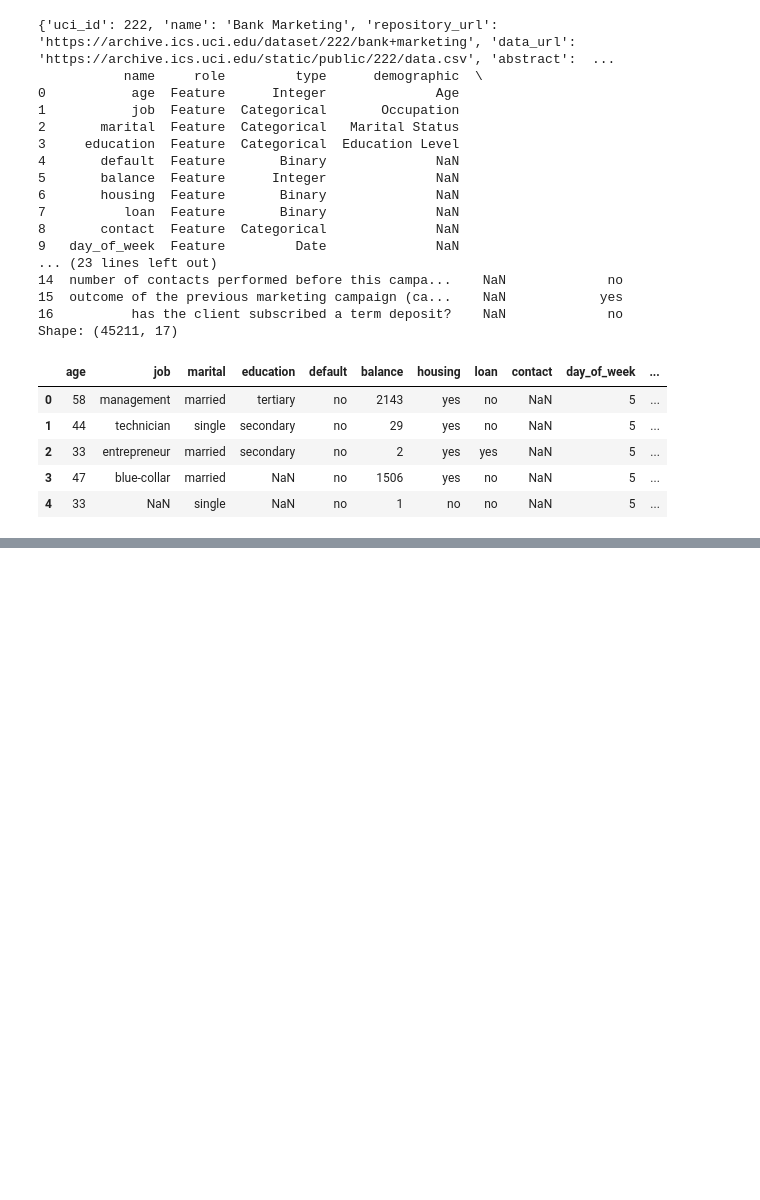
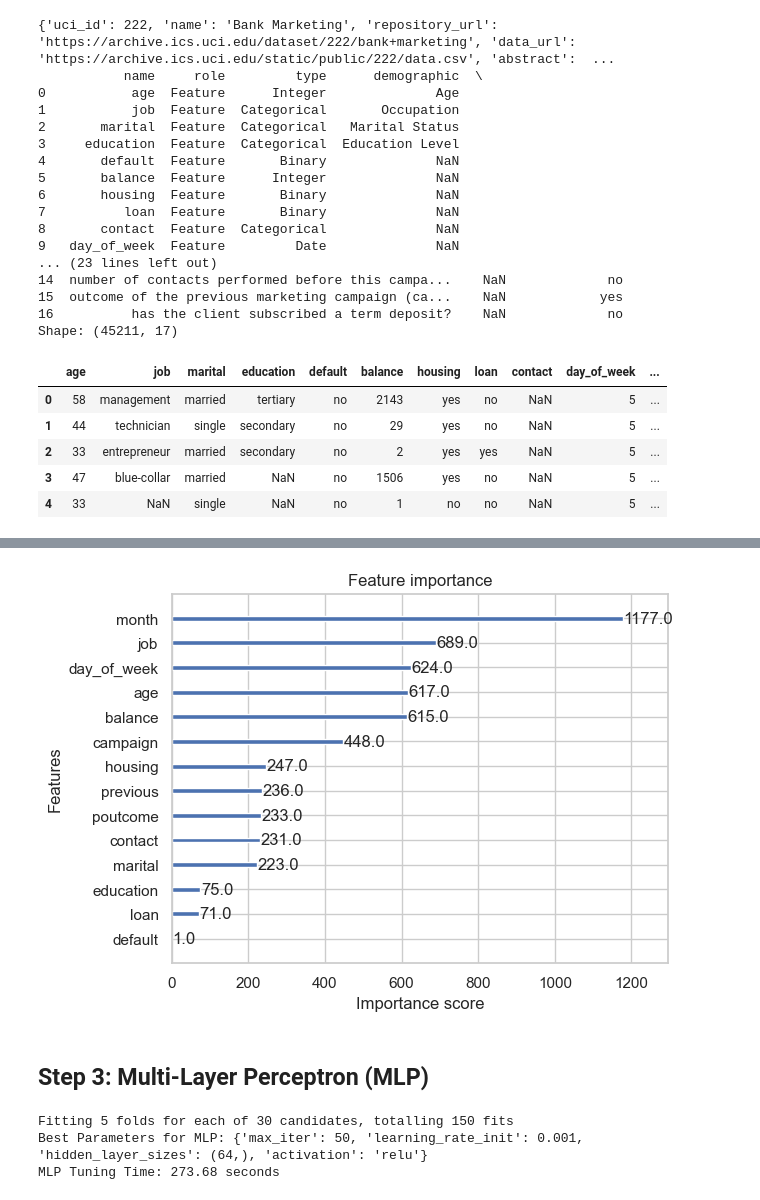
Before and after one commit to MagicineMaker/COMS4995-031-Assignment-2-From-Trees-to-Neural-Networks, a Jupyter notebook: assignment2.ipynb, the cells around one changed output, grey strips where cells are left out. Saved outputs shown, nothing was run; the diff lists cells and outputs as text; code cells hidden in the pictures; blank space fills up the shorter version.

```diff
--- a/assignment2.ipynb
+++ b/assignment2.ipynb
@@ -78,0 +231,36 @@ Shape: (45211, 17)
+# %%
+# Create a baseline model with native categorical support
+xgb_baseline = xgb.XGBClassifier(
+    random_state=42,
+    eval_metric='logloss',
+    enable_categorical=True,
+    scale_pos_weight=pos_weight     # Deal with class imbalance
+)
+
+xgb_param_grid = {
+    'learning_rate': [0.01, 0.1, 0.3],
+    'n_estimators': [50, 100, 200],
+    'max_depth': [3, 5, 7],
+    'subsample': [0.6, 0.8, 1.0],
+    'reg_alpha': [0, 0.1, 1],
+    'reg_lambda': [0.1, 1, 10]
+}
+
+random_search_xgb = RandomizedSearchCV(
+    estimator=xgb_baseline,
+    param_distributions=xgb_param_grid,
+    scoring='f1',
+    n_iter=30,
+    verbose=1,
+    random_state=42,
+    n_jobs=-1
+)
+
+start_time = time.time()
+random_search_xgb.fit(X_train_gbdt, y_train)
+xgb_tune_time = time.time() - start_time
+
+print(f"Best Parameters: {random_search_xgb.best_params_}")
+best_params = random_search_xgb.best_params_
+
+print(f"XGBoost Tuning Time: {xgb_tune_time:.2f} seconds")
@@ -78,0 +322,39 @@ Shape: (45211, 17)
+# %%
+xgb.plot_importance(final_xgb_model)
+plt.show()
+# %% [output]
+[figure, added]
+# %% [markdown]
+## Step 3: Multi-Layer Perceptron (MLP)
+# %%
+mlp_baseline = MLPClassifier(random_state=42, early_stopping=False)
+
+mlp_param_grid = {
+    'hidden_layer_sizes': [(64,), (128, 64), (256, 128, 64)],
+    'activation': ['relu', 'tanh', 'sigmoid'],
+    'learning_rate_init': [0.001, 0.01, 0.1],
+    'max_iter': [50, 100, 200]
+}
+
+random_search_mlp = RandomizedSearchCV(
+    estimator=mlp_baseline,
+    param_distributions=mlp_param_grid,
+    n_iter=30,
+    scoring='f1',
+    verbose=1,
+    random_state=42,
+    n_jobs=-1
+)
+
+start_time = time.time()
+random_search_mlp.fit(X_train_mlp, y_train)
+mlp_tune_time = (time.time() - start_time)
+
+print(f"Best Parameters for MLP: {random_search_mlp.best_params_}")
+final_mlp_model = random_search_mlp.best_estimator_
+
+print(f"MLP Tuning Time: {mlp_tune_time:.2f} seconds")
+# %% [output]
+Fitting 5 folds for each of 30 candidates, totalling 150 fits
+Best Parameters for MLP: {'max_iter': 50, 'learning_rate_init': 0.001, 'hidden_layer_sizes': (64,), 'activation': 'relu'}
+MLP Tuning Time: 273.68 seconds
```
Also changed, not shown: parts of 15 cells of this notebook, 1 other file.
